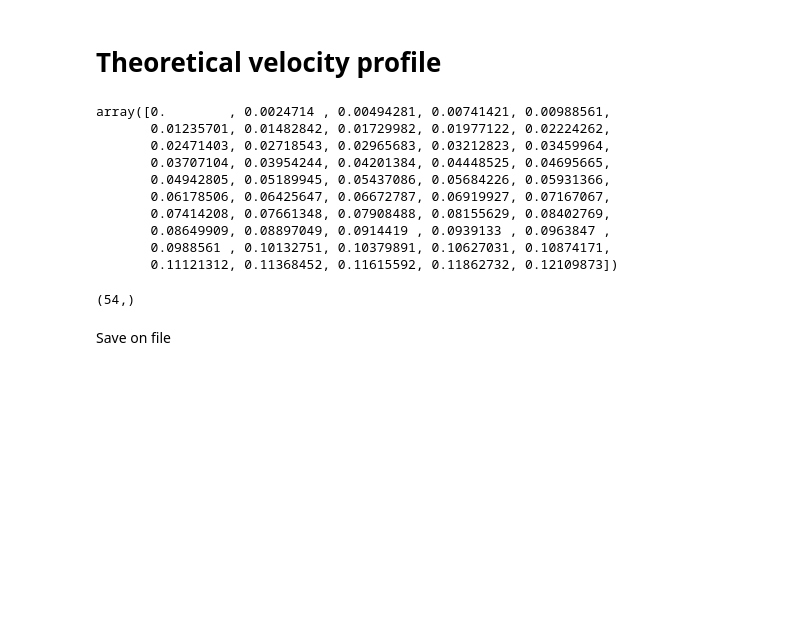
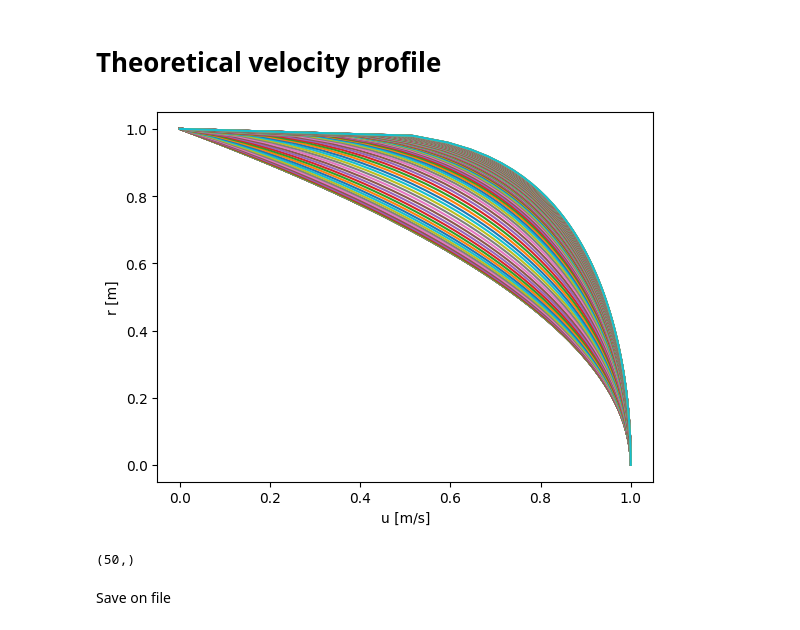
Before and after one commit to paolodeangelis/Sistemi_a_combustione, a Jupyter notebook: data/lab2/gen_vel_profile.ipynb, the cells around one changed output. Cells and saved outputs as stored; diff of their text form; code cells hidden in the pictures; blank space fills up the shorter version.

```diff
--- a/data/lab2/gen_vel_profile.ipynb
+++ b/data/lab2/gen_vel_profile.ipynb
@@ -52,13 +8,0 @@ def get_vel_profile(
-# %%
- np.linspace(0, R, Nr)
-# %% [output]
-array([0.        , 0.0024714 , 0.00494281, 0.00741421, 0.00988561,
-       0.01235701, 0.01482842, 0.01729982, 0.01977122, 0.02224262,
-       0.02471403, 0.02718543, 0.02965683, 0.03212823, 0.03459964,
-       0.03707104, 0.03954244, 0.04201384, 0.04448525, 0.04695665,
-       0.04942805, 0.05189945, 0.05437086, 0.05684226, 0.05931366,
-       0.06178506, 0.06425647, 0.06672787, 0.06919927, 0.07167067,
-       0.07414208, 0.07661348, 0.07908488, 0.08155629, 0.08402769,
-       0.08649909, 0.08897049, 0.0914419 , 0.0939133 , 0.0963847 ,
-       0.0988561 , 0.10132751, 0.10379891, 0.10627031, 0.10874171,
-       0.11121312, 0.11368452, 0.11615592, 0.11862732, 0.12109873])
@@ -65 +108,18 @@ array([0.        , 0.0024714 , 0.00494281, 0.00741421, 0.00988561,
+# %%
+mu = 1e-3
+rho = 1e3
+L = 10
+R = 0.1
+Nr = 50
+for Re in np.concatenate(
+    [np.linspace(10, 2e3, 20), np.linspace(2e3, 1e4, 50), np.linspace(1e4, 5e4, 100)]
+):
+    r, velx_y = get_vel_profile(Re, mu, rho, L, R, Nr, power_law="salama")
+    plt.plot(velx_y / velx_y[0], r / r.max())
+    # plt.plot(velx_y, r)
+plt.xlabel("u [m/s]")
+plt.ylabel("r [m]")
+plt.show()
+# %% [output]
+[figure, added]
 # %%
@@ -104,8 +170,8 @@ while i < N_profiles:
     i += 1
-# %%
- np.concatenate((np.array([mu, rho, L, R]), velx_y)).shape
-# %% [output]
-(54,)
+# %%
+velx_y.shape
+# %% [output]
+(50,)
 # %% [markdown]
 Save on file
 # %%
```
Also changed, not shown: parts of 6 cells of this notebook, 3 other files.
